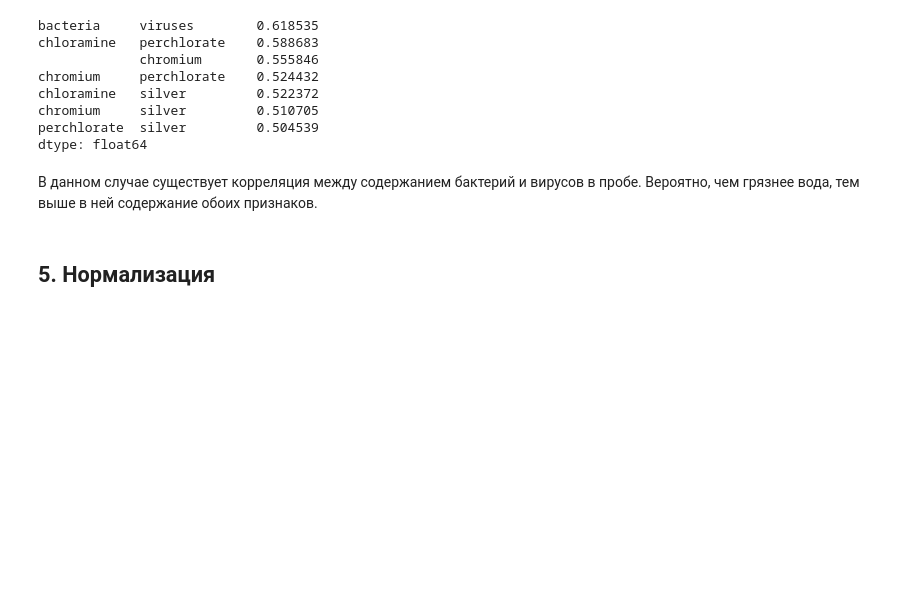
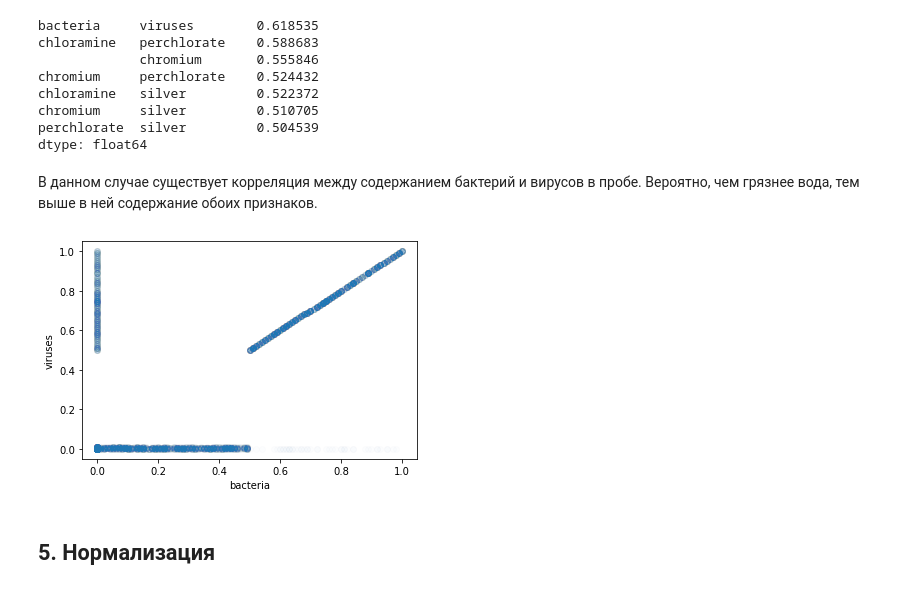
Before and after one commit to iamshchikov-i/ML_Course, a Jupyter notebook: Homework_1.ipynb, the cells around one changed output. Cells and saved outputs as stored; diff of their text form; code cells hidden in the pictures; blank space fills up the shorter version.

```diff
--- a/Homework_1.ipynb
+++ b/Homework_1.ipynb
@@ -176,6 +176,13 @@ perchlorate  silver         0.504539
 dtype: float64
 # %% [markdown]
 В данном случае существует корреляция между содержанием бактерий и вирусов в пробе. Вероятно, чем грязнее вода, тем выше в ней содержание обоих признаков.
+# %%
+plt.scatter(data['bacteria'], data['viruses'], alpha=0.01)
+plt.xlabel('bacteria')
+plt.ylabel('viruses')
+pass
+# %% [output]
+[figure, added]
 # %% [markdown]
 ## 5. Нормализация
 # %%
```
Also changed, not shown: parts of 6 cells of this notebook.
